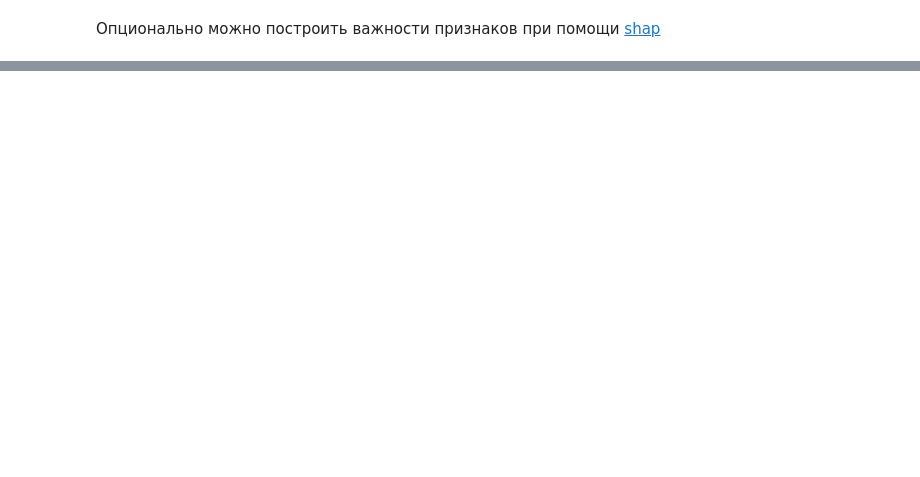
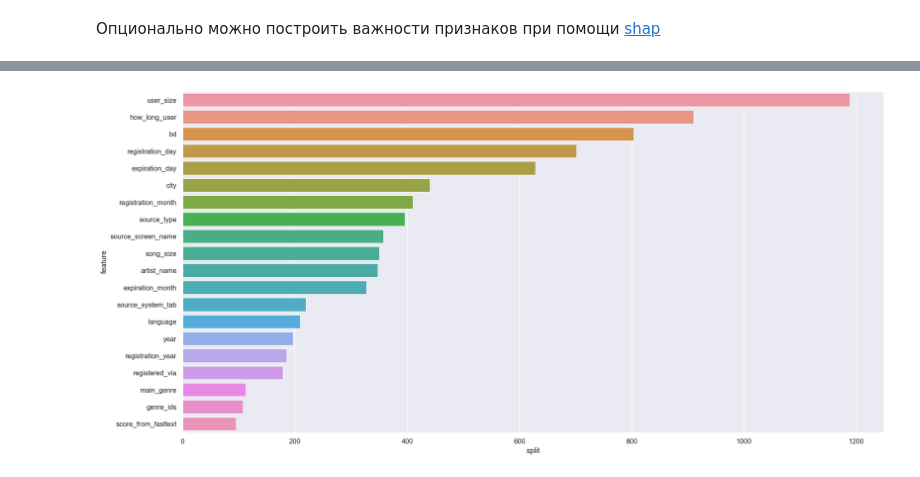
Before and after one commit to bruce-willis/hse_recsys2020, a Jupyter notebook: HomeWorks/kkbox-music-recommendation-challenge.ipynb, the cells around one changed output, grey strips where cells are left out. Cells and saved outputs as stored; diff of their text form; code cells hidden in the pictures; blank space fills up the shorter version.

```diff
--- a/HomeWorks/kkbox-music-recommendation-challenge.ipynb
+++ b/HomeWorks/kkbox-music-recommendation-challenge.ipynb
@@ -308,0 +366,3 @@ if use_shap:
+# %%
+X_train_transformed = james_encoder.fit_transform(X_train, y_train)
+X_valid_transformed = james_encoder.transform(X_valid)
@@ -308,0 +676,2 @@ if use_shap:
+# %%
+james_enc_fitted, james_clf = test_perfomance(james_encoder, get_classifier(), X_train, X_valid, y_train, y_valid)
@@ -308,0 +689,4 @@ if use_shap:
+# %%
+plot_importance(james_clf.booster_, importance_type='split')
+# %% [output]
+[figure, added]
```
Also changed, not shown: parts of 99 cells of this notebook.
